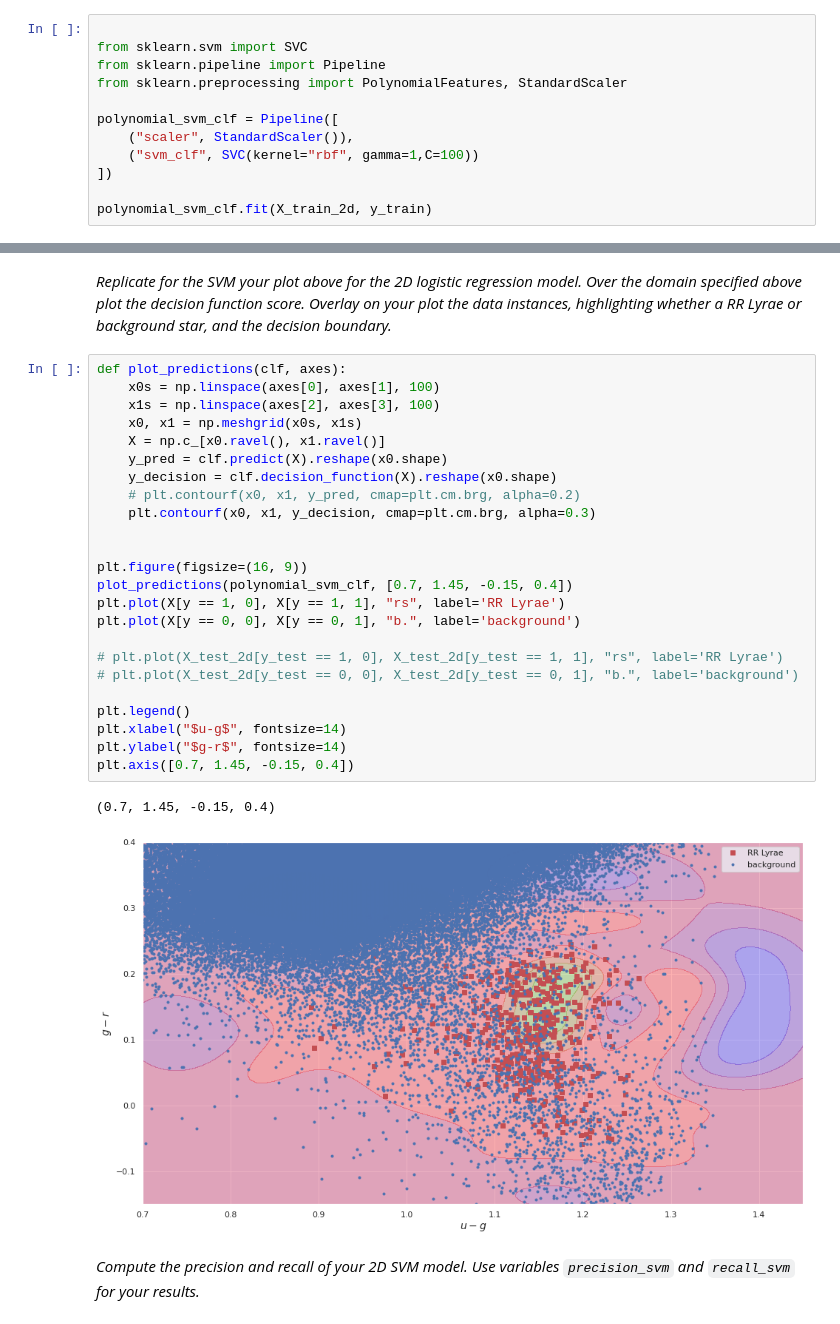
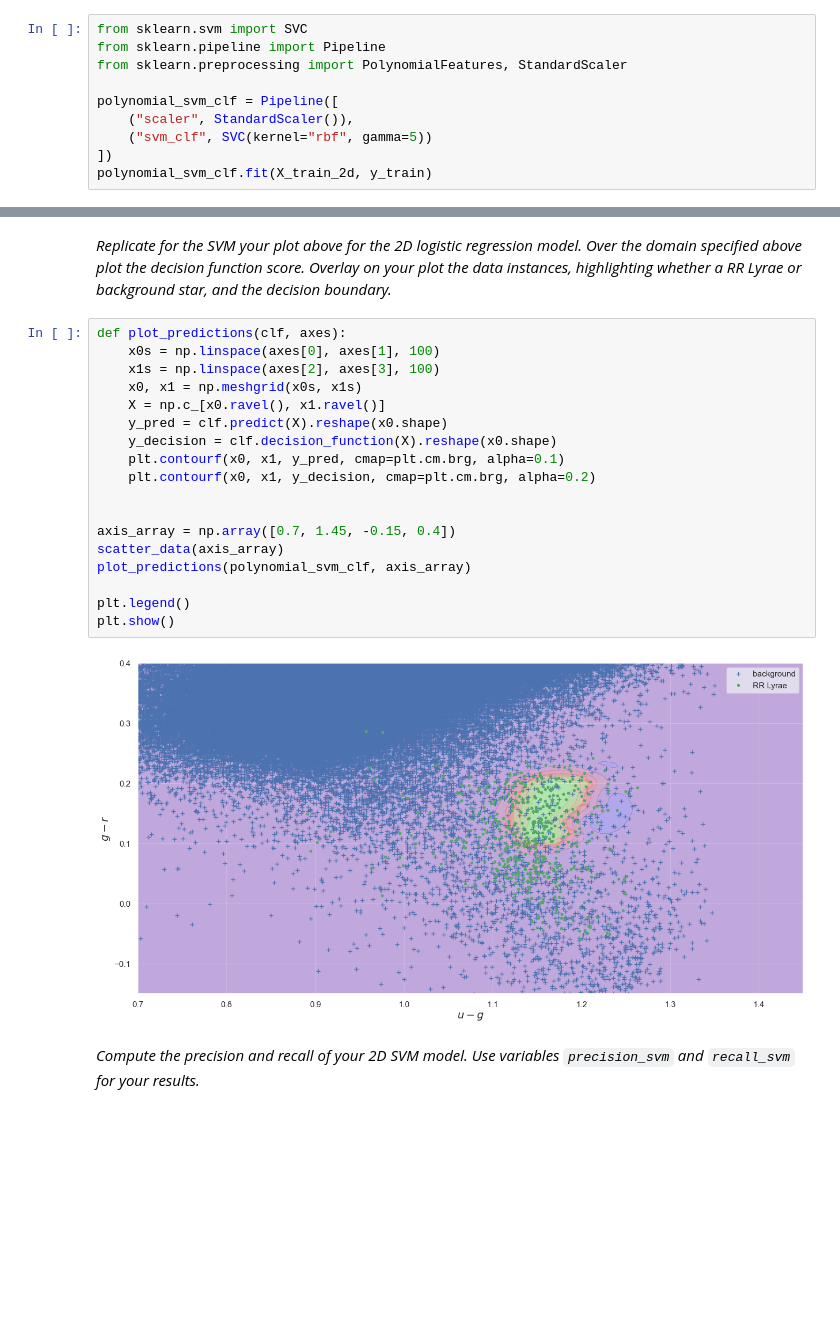
Before and after one commit to YRYoung/ML-with-Big-Data, a Jupyter notebook: spce0038_coursework_RunyangYou.ipynb, the cells around one changed output, grey strips where cells are left out. Cells and saved outputs as stored; diff of their text form; blank space fills up the shorter version.

```diff
--- a/spce0038_coursework_RunyangYou.ipynb
+++ b/spce0038_coursework_RunyangYou.ipynb
@@ -1021,15 +1026,13 @@ plt.show()
 # %% [markdown]
 *Now train an SVM classifier that can support a non-linear decision boundary on the same problem.*
 # %%
-
 from sklearn.svm import SVC
 from sklearn.pipeline import Pipeline
 from sklearn.preprocessing import PolynomialFeatures, StandardScaler
 
 polynomial_svm_clf = Pipeline([
     ("scaler", StandardScaler()),
-    ("svm_clf", SVC(kernel="rbf", gamma=1,C=100))
+    ("svm_clf", SVC(kernel="rbf", gamma=5))
 ])
-
 polynomial_svm_clf.fit(X_train_2d, y_train)
 # %% [output]
@@ -1039,29 +1042,22 @@ Pipeline(steps=[('scaler', StandardScaler()), ('svm_clf', SVC(C=100, gamma=1))])
 # %%
 def plot_predictions(clf, axes):
     x0s = np.linspace(axes[0], axes[1], 100)
     x1s = np.linspace(axes[2], axes[3], 100)
     x0, x1 = np.meshgrid(x0s, x1s)
     X = np.c_[x0.ravel(), x1.ravel()]
     y_pred = clf.predict(X).reshape(x0.shape)
     y_decision = clf.decision_function(X).reshape(x0.shape)
-    # plt.contourf(x0, x1, y_pred, cmap=plt.cm.brg, alpha=0.2)
-    plt.contourf(x0, x1, y_decision, cmap=plt.cm.brg, alpha=0.3)
+    plt.contourf(x0, x1, y_pred, cmap=plt.cm.brg, alpha=0.1)
+    plt.contourf(x0, x1, y_decision, cmap=plt.cm.brg, alpha=0.2)
 
 
-plt.figure(figsize=(16, 9))
-plot_predictions(polynomial_svm_clf, [0.7, 1.45, -0.15, 0.4])
-plt.plot(X[y == 1, 0], X[y == 1, 1], "rs", label='RR Lyrae')
-plt.plot(X[y == 0, 0], X[y == 0, 1], "b.", label='background')
-
-# plt.plot(X_test_2d[y_test == 1, 0], X_test_2d[y_test == 1, 1], "rs", label='RR Lyrae')
-# plt.plot(X_test_2d[y_test == 0, 0], X_test_2d[y_test == 0, 1], "b.", label='background')
+axis_array = np.array([0.7, 1.45, -0.15, 0.4])
+scatter_data(axis_array)
+plot_predictions(polynomial_svm_clf, axis_array)
 
 plt.legend()
-plt.xlabel("$u-g$", fontsize=14)
-plt.ylabel("$g-r$", fontsize=14)
-plt.axis([0.7, 1.45, -0.15, 0.4])
+plt.show()
 # %% [output]
-(0.7, 1.45, -0.15, 0.4)
-[figure, old version]
+[figure, new version]
 # %% [markdown]
 *Compute the precision and recall of your 2D SVM model. Use variables `precision_svm` and `recall_svm` for your results.*
```
Also changed, not shown: parts of 53 cells of this notebook.
